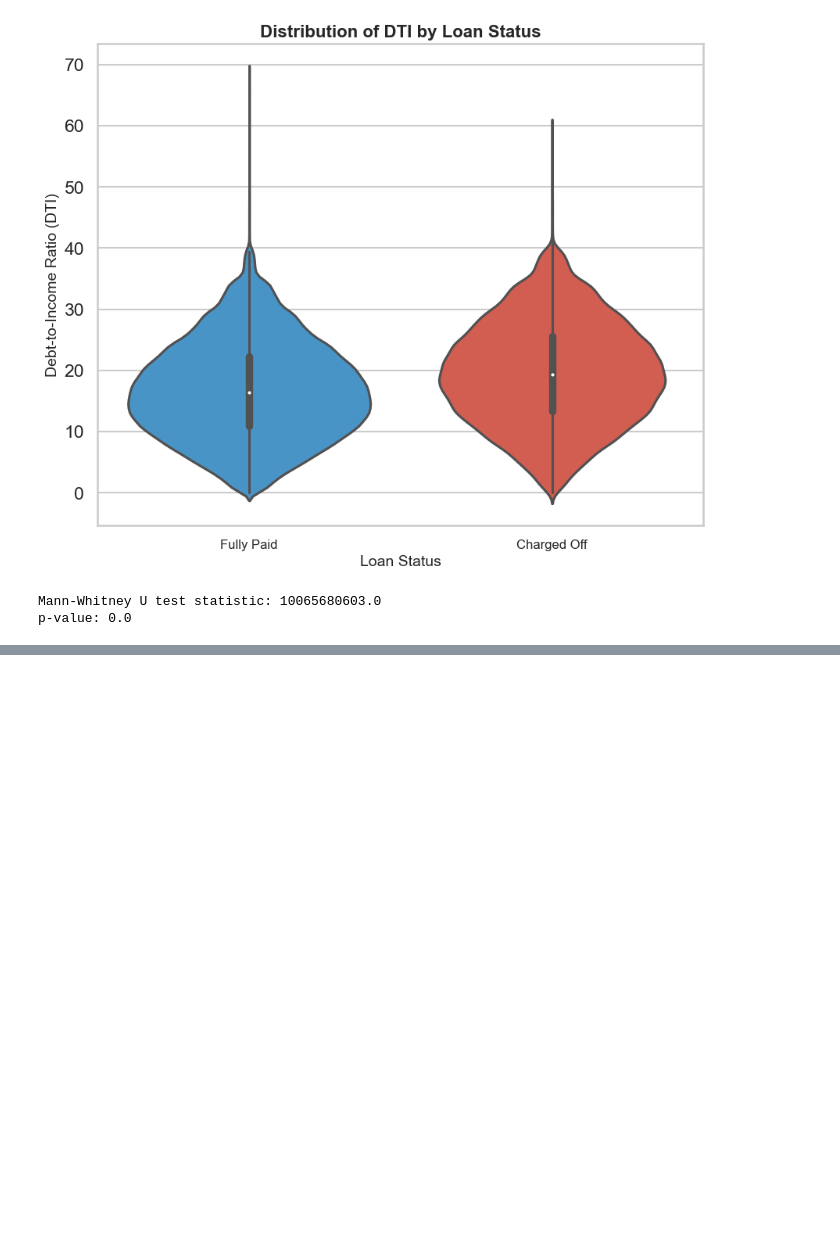
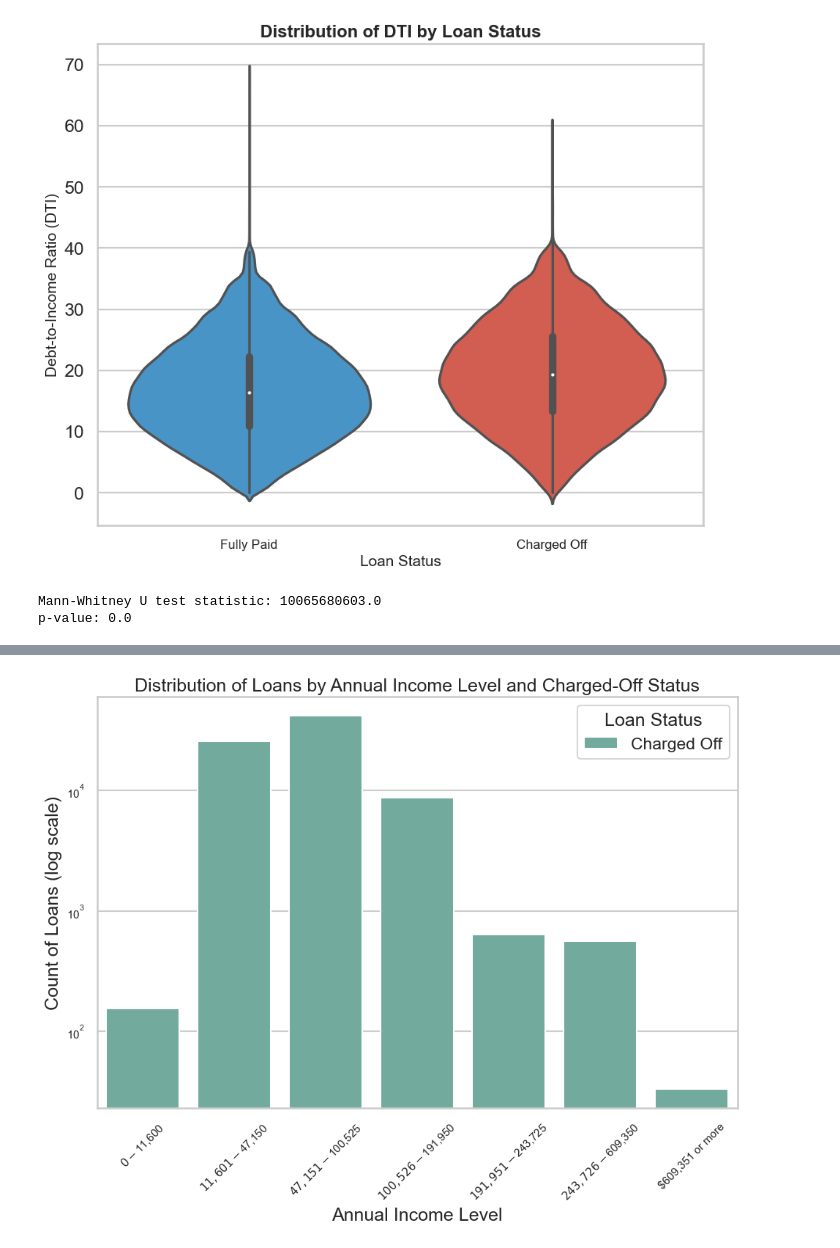
Before and after one commit to SaadNasir92/Group_project_1_SMU, a Jupyter notebook: sn_eda.ipynb, the cells around one changed output, grey strips where cells are left out. Drawn from its saved outputs; the diff is of its cells as text; code cells hidden in the pictures; blank space fills up the shorter version.

Commit message:
Finished another visualization for dev Abigail to work on

```diff
--- a/sn_eda.ipynb
+++ b/sn_eda.ipynb
@@ -130,3 +159,29 @@ Cliff's delta: -0.1825345156, based on 50000 sample size.
+# %%
+###############################ABIGAIL!!! LOOK HERE - Create a cell directly BELOW that contains the pretty version the plot below :)!
+# Try to get the income brackets to display the $$ signs too!
+
+labels = ['$0-$11,600', '$11,601-$47,150', '$47,151-$100,525', '$100,526-$191,950', '$191,951-$243,725', '$243,726 - $609,350', '$609,351 or more']
+
+plt.figure(figsize=(10, 8))
+
+ax = sns.countplot(data=loan_df.query("loan_status == 'Charged Off'").sort_values(by='annual_inc'), x='annual_inc_lvl', hue='loan_status', order=labels)
+ax.set_yscale('log')
+
+ax.set_title('Distribution of Loans by Annual Income Level and Charged-Off Status')
+ax.set_xlabel('Annual Income Level')
+ax.set_ylabel('Count of Loans (log scale)')
+
+
+plt.setp(ax.get_yticklabels(), fontsize=11)
+plt.xticks(rotation=45, ha='center', fontsize=11)
+
+plt.legend(title='Loan Status')
+plt.tight_layout()
+
+plt.savefig('output_files/annual_inc_bar.png', dpi=300)
+plt.show()
+# %% [output]
+[figure, added]
 # %%
 # # Create a contingency table of loan status and annual income level
 # contingency_table = pd.crosstab(raw_df['annual_inc_lvl'], raw_df['loan_status'])
```
Also changed, not shown: parts of 4 cells of this notebook, 2 other files.
